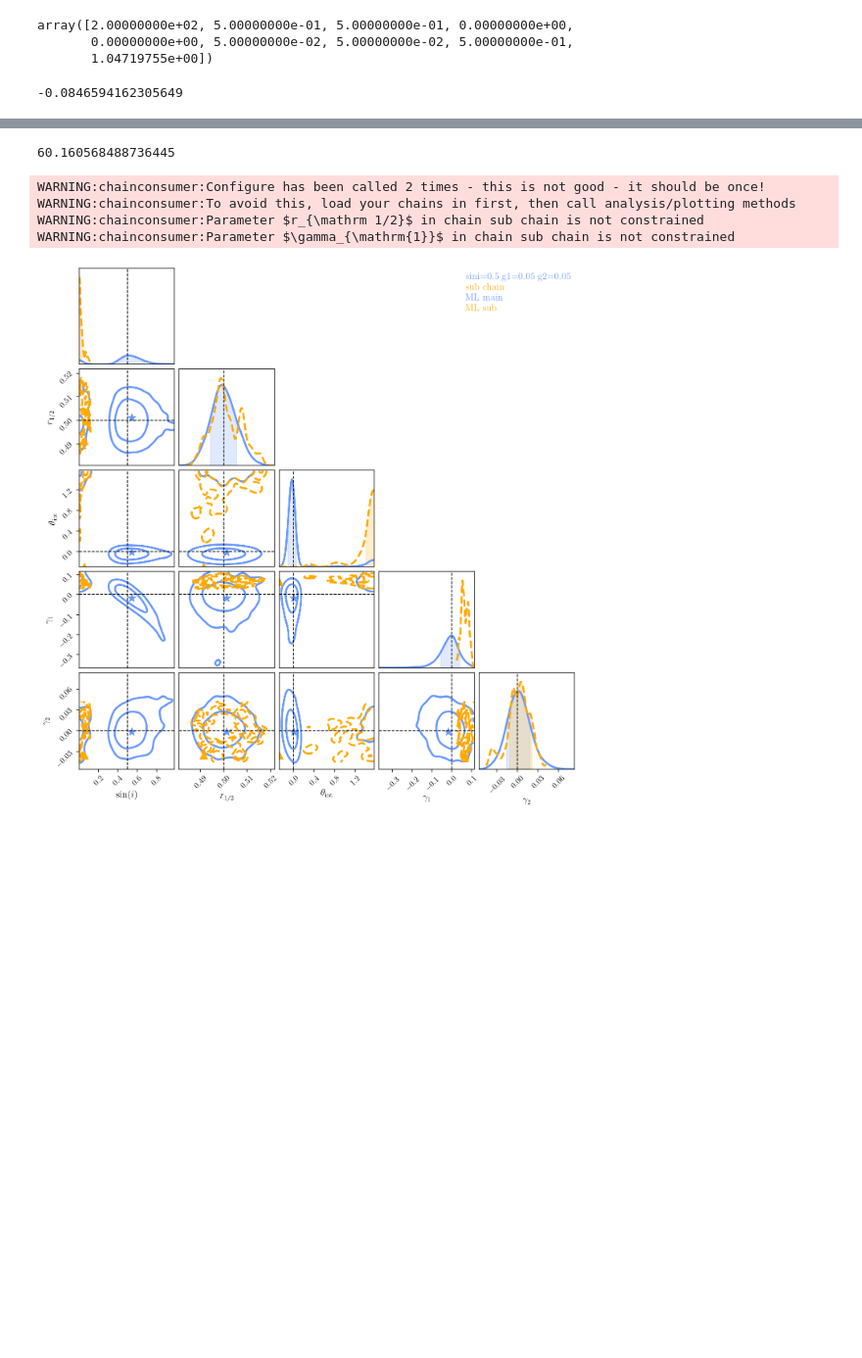
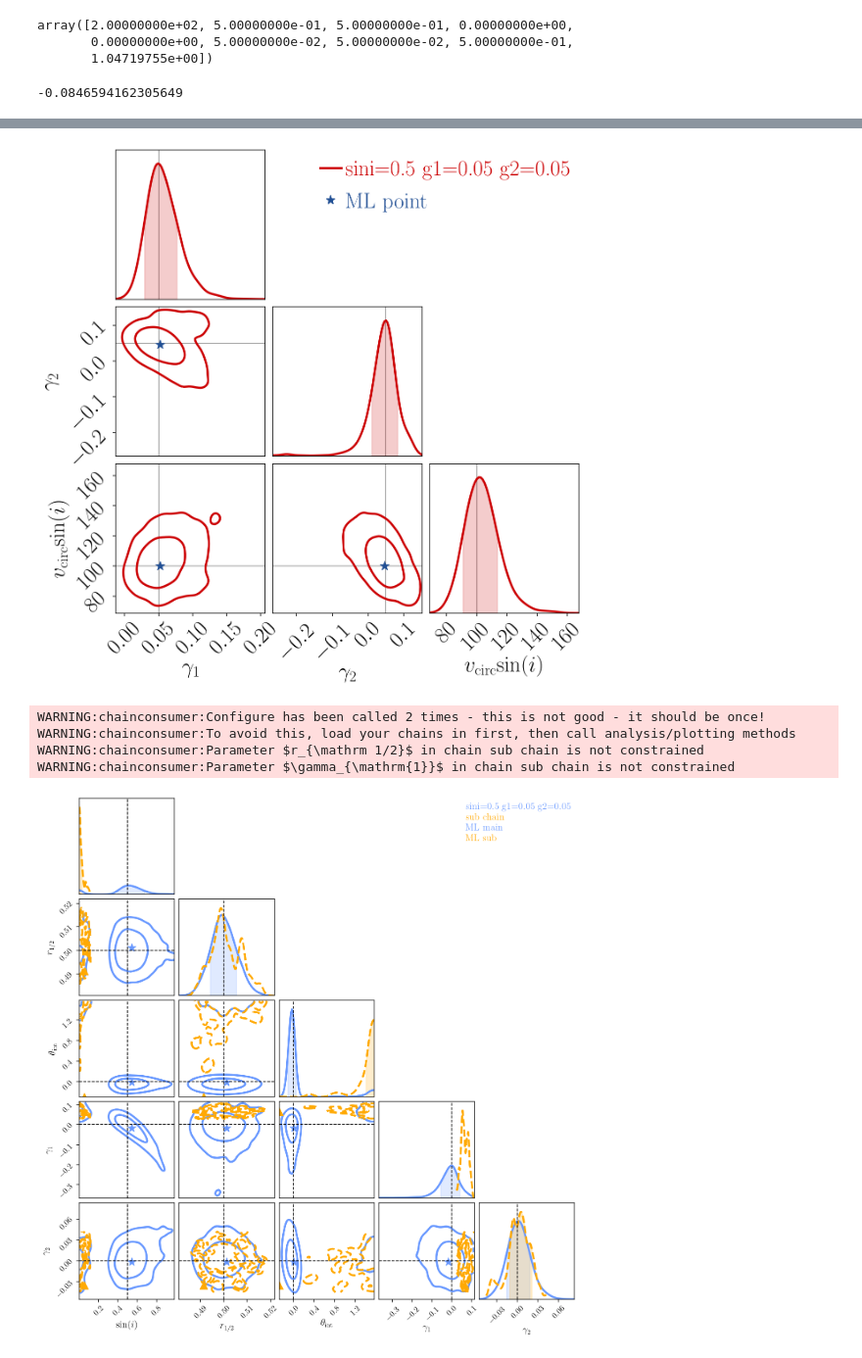
Before and after one commit to hungjinh/BinnedFit, a Jupyter notebook: notebook/branch_runs/tfCube2/[demo] Gamma.ipynb, the cells around one changed output, grey strips where cells are left out. Shown at 98% size. Saved outputs shown, nothing was run; the diff lists cells and outputs as text; code cells hidden in the pictures; blank space fills up the shorter version.

Commit message:
add vsini method in ChainTool

```diff
--- a/notebook/branch_runs/tfCube2/[demo] Gamma.ipynb
+++ b/notebook/branch_runs/tfCube2/[demo] Gamma.ipynb
@@ -263,6 +270,47 @@ fig.savefig("fig_all_pars.pdf", transparent=True)
-# %%
-1.05/np.pi*180.
-# %% [output]
-60.160568488736445
+# %%
+Chain.add_vsini()
+# %%
+
+Nchains = 2
+colors = [red, blue, red, yellow, blue, yellowgreen, green, green, black]
+lines = ["-", '--', "--", "-.", '-', ":", "--", ':']
+
+statistics="max"
+
+select_par_key = ['g1','g2', 'vsini']
+
+legend_chain = f"sini={pars['sini']} g1={pars['g1']} g2={pars['g2']}"
+
+
+parID1,parName1,par_x1 = Chain.select_par_info(select_par_key)
+
+c = ChainConsumer()
+c.add_chain(Chain.chain[:, parID1]    , parameters=parName1 ,name=legend_chain)
+
+MLmain, MLmain0 = Chain.par_maxlike()
+c.add_marker(MLmain[parID1], parameters=parName1, marker_style='*', marker_size=120, name='ML point')
+
+
+
+c.configure(linewidths=2.5,sigmas=np.array([0,1,2]),bins=0.5,sigma2d=False,label_font_size=25,tick_font_size=25,
+            shade=[False]*Nchains,
+            colors=colors,
+            linestyles=lines,
+            statistics=statistics,
+            shade_gradient=[0]*Nchains,
+            summary=True) #,color_params='posterior'
+
+
+
+
+c.configure_truth(color="gray",lw=1,ls="-",alpha=0.8, zorder=-1)
+fig = c.plotter.plot(legend=True, truth=par_x1)
+
+fig.subplots_adjust(left=0.12, right=0.9, bottom=0.12, top=0.9)
+
+fig.set_size_inches(5.0 + fig.get_size_inches())
+fig.savefig("fig_all_pars.pdf", transparent=True)
+# %% [output]
+[figure, added]
 # %%
 par_bound={
```
Also changed, not shown: parts of 7 cells of this notebook, 3 other files.
